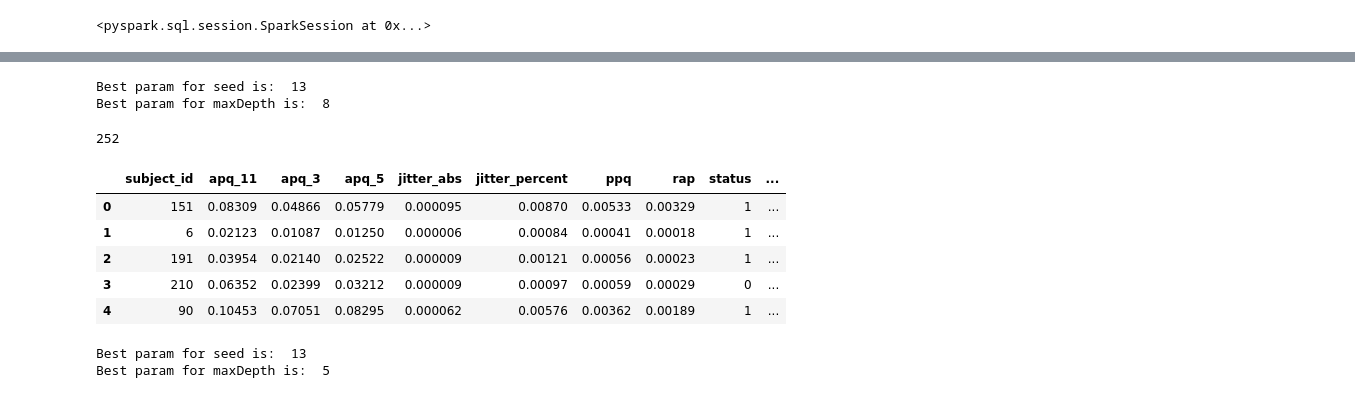
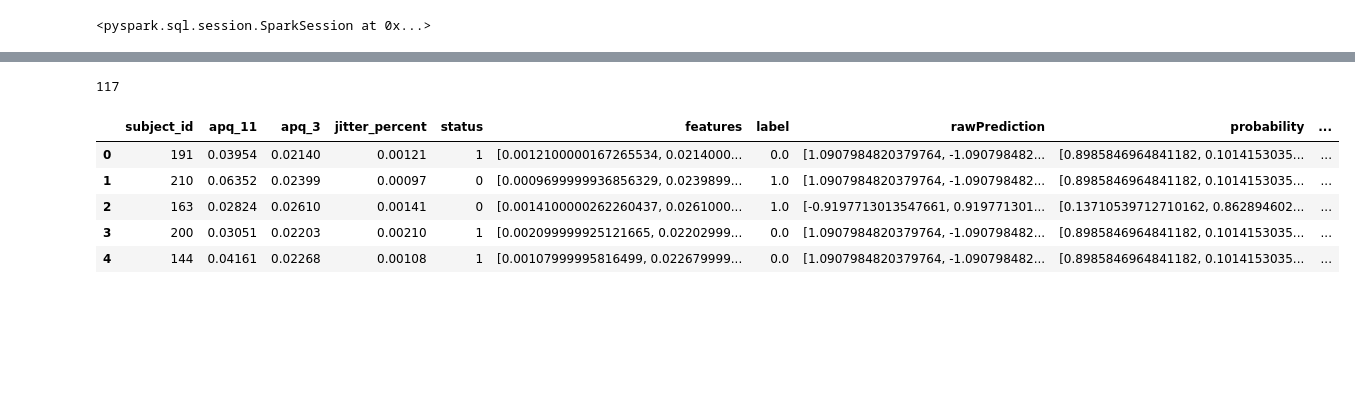
Before and after one commit to marianne-manaog/parkinson-detector, a Jupyter notebook: notebooks/PD_detector_pipeline_w_Cassandra.ipynb, the cells around one changed output, grey strips where cells are left out. Saved outputs shown, nothing was run; the diff lists cells and outputs as text; code cells hidden in the pictures; blank space fills up the shorter version.

```diff
--- a/notebooks/PD_detector_pipeline_w_Cassandra.ipynb
+++ b/notebooks/PD_detector_pipeline_w_Cassandra.ipynb
@@ -181,3 +250,5 @@ df_train.head()
+# %%
+df_test = df_test[unique_feats_to_retain]
 # %%
 df_test.head()
 # %% [output]
@@ -234,11 +341,21 @@ only showing top 20 rows
 # %%
-# Helper for pretty formatting for Spark DataFrames
-def showDF(df, limitRows =  5, truncate = True):
+def visualise_df(input_df: pd.DataFrame, limitRows: int = 5, truncate: bool = True) -> None:
+    """
+    Visualise the first n rows of a Spark df while truncating the columns' width (if True).
+
+    Args:
+       input_df: pd.DataFrame
+           An input df to visualise.
+       limitRows: int
+           The number of rows to show.
+       truncate: bool
+           If True (by default), truncate the columns' width.
+    """
     if(truncate):
         pd.set_option('display.max_colwidth', 50)
     else:
         pd.set_option('display.max_colwidth', -1)
     pd.set_option('display.max_rows', limitRows)
-    display(df.limit(limitRows).toPandas())
+    display(input_df.limit(limitRows).toPandas())
     pd.reset_option('display.max_rows')
 # %% [markdown]
@@ -246,14 +363,15 @@ def showDF(df, limitRows =  5, truncate = True):
 # %%
 assembler = VectorAssembler(
-    inputCols=['jitter_percent', 'jitter_abs', 'rap', 'ppq', 'apq_3', 'apq_5', 'apq_11'],
-    outputCol='features')
+    inputCols=['jitter_percent', 'apq_3', 'apq_11'],
+    outputCol='features'
+)
 
 trainingData = assembler.transform(sparkDF_train)
 
 labelIndexer_train = StringIndexer(inputCol="status", outputCol="label", handleInvalid='keep')
 train = labelIndexer_train.fit(trainingData).transform(trainingData)
 
-showDF(train)
+visualise_df(train)
 print(train.count())
 
 testingData = assembler.transform(sparkDF_test)
@@ -261,6 +379,6 @@ testingData = assembler.transform(sparkDF_test)
 labelIndexer_test = StringIndexer(inputCol="status", outputCol="label", handleInvalid='keep')
 test = labelIndexer_test.fit(testingData).transform(testingData)
 
-showDF(test)
+visualise_df(test)
 print(test.count())
 # %% [output]
@@ -364,44 +403,34 @@ showDF(predictions_from_DT)
-# %%
-# Visualising the optimal hyperparameters obtained via grid search optimisation
-# when cross-validating the Decision Tree model during training
-bestDTModel = dt_model.bestModel
-print('Best param for seed is: ', bestDTModel.stages[-1]._java_obj.parent().getSeed())
-print('Best param for maxDepth is: ', bestDTModel.stages[-1]._java_obj.parent().getMaxDepth())
-# %% [output]
-Best param for seed is:  13
-Best param for maxDepth is:  8
 # %%
-gbt = GBTClassifier(labelCol="label", featuresCol="features")
+# stepSize is the learning rate and a low value can improve the predictive performance
+# of a gradient boosting model.
+# subsamplingRate is the percentage of training data used for learning in each decision tree.
+gbt = GBTClassifier(labelCol="label", featuresCol="features", maxIter=15, seed=13,
+                   maxDepth=6, stepSize=0.01, maxBins=145, subsamplingRate=0.7)
 
 pipeline = Pipeline(stages=[gbt])
-paramGrid = (ParamGridBuilder().addGrid(param=gbt.seed, values=[13, 17, 42]).addGrid(param=gbt.maxDepth, values=[5, 8, 10]).build())
+
+paramGrid = (ParamGridBuilder().addGrid(
+    param=gbt.validationTol, values=[0.1, 0.01, 0.05]).build())
+
+weighted_recall_evaluator = MulticlassClassificationEvaluator(labelCol="label", predictionCol="prediction",
+                                              metricName="weightedRecall")
 
 gbt_crossval = CrossValidator(
     estimator=pipeline,
     estimatorParamMaps=paramGrid,
-    evaluator=weighted_recall_evaluator,
-    numFolds=numFolds)
+    evaluator=weighted_recall_evaluator)
 
 gbt_model = gbt_crossval.fit(train)
 
 predictions_from_GBT = gbt_model.transform(test)
 
 print(predictions_from_GBT.count())
-showDF(predictions_from_GBT)
+visualise_df(predictions_from_GBT)
 # %% [output]
-252
+117
-|  | subject_id | apq_11 | apq_3 | apq_5 | jitter_abs | jitter_percent | ppq | rap | status | ... |
-| 0 | 151 | 0.08309 | 0.04866 | 0.05779 | 0.000095 | 0.00870 | 0.00533 | 0.00329 | 1 | ... |
-| 1 | 6 | 0.02123 | 0.01087 | 0.01250 | 0.000006 | 0.00084 | 0.00041 | 0.00018 | 1 | ... |
-| 2 | 191 | 0.03954 | 0.02140 | 0.02522 | 0.000009 | 0.00121 | 0.00056 | 0.00023 | 1 | ... |
-| 3 | 210 | 0.06352 | 0.02399 | 0.03212 | 0.000009 | 0.00097 | 0.00059 | 0.00029 | 0 | ... |
-| 4 | 90 | 0.10453 | 0.07051 | 0.08295 | 0.000062 | 0.00576 | 0.00362 | 0.00189 | 1 | ... |
+|  | subject_id | apq_11 | apq_3 | jitter_percent | status | features | label | rawPrediction | probability | ... |
+| 0 | 191 | 0.03954 | 0.02140 | 0.00121 | 1 | [0.0012100000167265534, 0.0214000... | 0.0 | [1.0907984820379764, -1.090798482... | [0.8985846964841182, 0.1014153035... | ... |
+| 1 | 210 | 0.06352 | 0.02399 | 0.00097 | 0 | [0.0009699999936856329, 0.0239899... | 1.0 | [1.0907984820379764, -1.090798482... | [0.8985846964841182, 0.1014153035... | ... |
+| 2 | 163 | 0.02824 | 0.02610 | 0.00141 | 0 | [0.0014100000262260437, 0.0261000... | 1.0 | [-0.9197713013547661, 0.919771301... | [0.13710539712710162, 0.862894602... | ... |
+| 3 | 200 | 0.03051 | 0.02203 | 0.00210 | 1 | [0.002099999925121665, 0.02202999... | 0.0 | [1.0907984820379764, -1.090798482... | [0.8985846964841182, 0.1014153035... | ... |
+| 4 | 144 | 0.04161 | 0.02268 | 0.00108 | 1 | [0.00107999995816499, 0.022679999... | 0.0 | [1.0907984820379764, -1.090798482... | [0.8985846964841182, 0.1014153035... | ... |
-# %%
-# Visualising the optimal hyperparameters obtained via grid search optimisation
-# when cross-validating the Gradient-Boosted Tree model during training
-bestGBTModel = gbt_model.bestModel
-print('Best param for seed is: ', bestGBTModel.stages[-1]._java_obj.parent().getSeed())
-print('Best param for maxDepth is: ', bestGBTModel.stages[-1]._java_obj.parent().getMaxDepth())
-# %% [output]
-Best param for seed is:  13
-Best param for maxDepth is:  5
```
Also changed, not shown: parts of 42 cells of this notebook.
